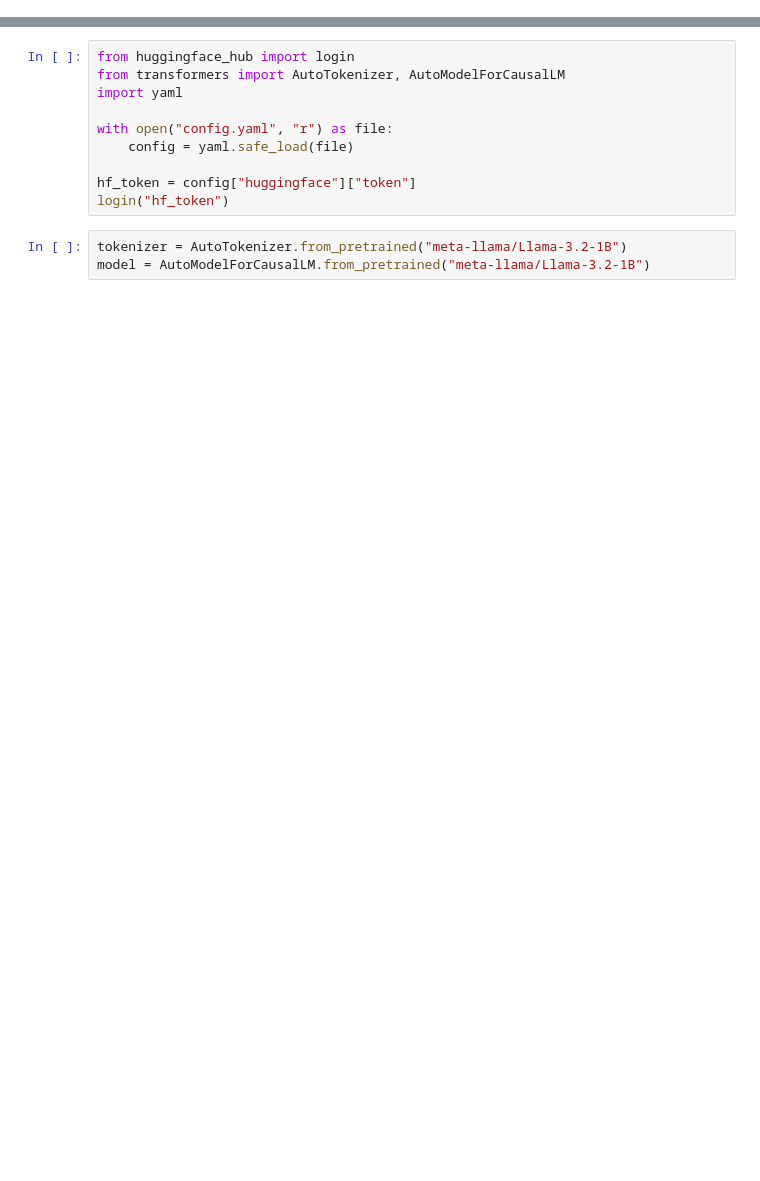
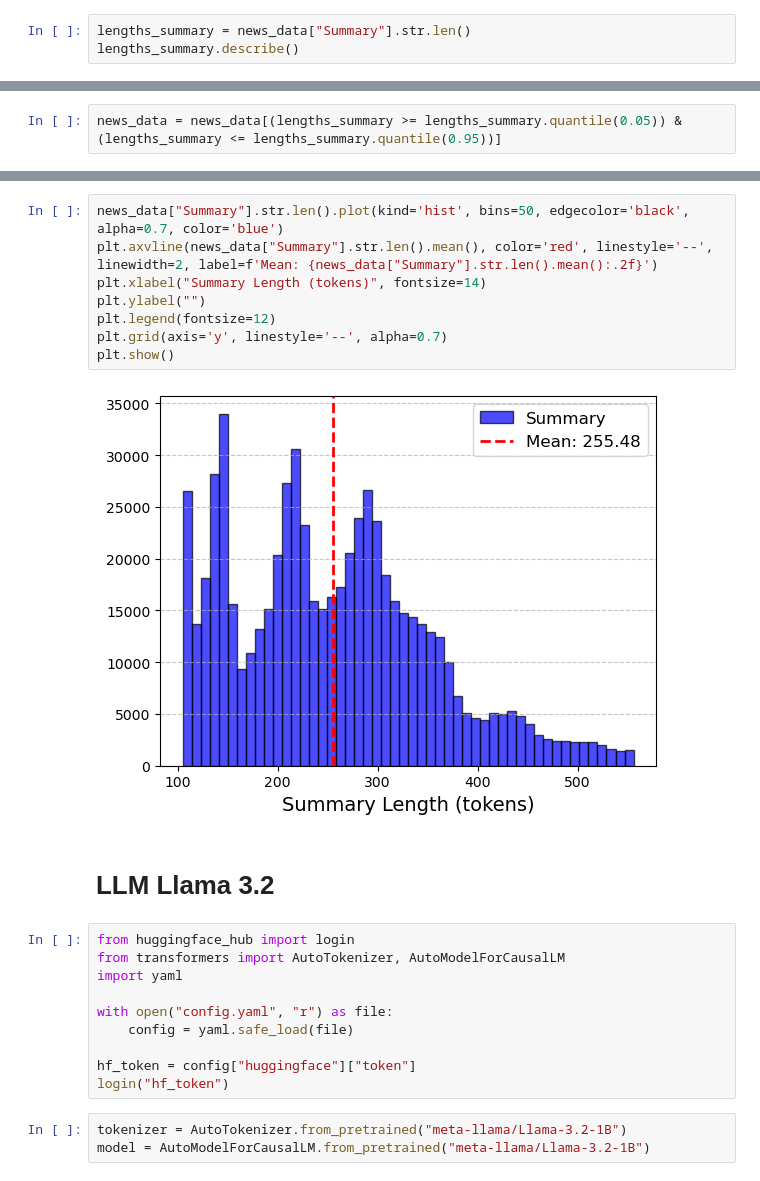
Before and after one commit to pafruchtenreich/ml-project-transformers-mlops, a Jupyter notebook: Prototype.ipynb, the cells around one changed output, grey strips where cells are left out. Saved outputs shown, nothing was run; the diff lists cells and outputs as text; blank space fills up the shorter version.

```diff
--- a/Prototype.ipynb
+++ b/Prototype.ipynb
@@ -2,0 +84,3 @@ pip install -r requirements.txt
+# %%
+lengths_summary = news_data["Summary"].str.len()
+lengths_summary.describe()
@@ -2,0 +97,2 @@ pip install -r requirements.txt
+# %%
+news_data = news_data[(lengths_summary >= lengths_summary.quantile(0.05)) & (lengths_summary <= lengths_summary.quantile(0.95))]
@@ -3,3 +111,15 @@ pip install -r requirements.txt
+# %%
+news_data["Summary"].str.len().plot(kind='hist', bins=50, edgecolor='black', alpha=0.7, color='blue')
+plt.axvline(news_data["Summary"].str.len().mean(), color='red', linestyle='--', linewidth=2, label=f'Mean: {news_data["Summary"].str.len().mean():.2f}')
+plt.xlabel("Summary Length (tokens)", fontsize=14)
+plt.ylabel("")
+plt.legend(fontsize=12)
+plt.grid(axis='y', linestyle='--', alpha=0.7)
+plt.show()
+# %% [output]
+[figure, added]
+# %% [markdown]
+# **LLM Llama 3.2**
 # %%
 from huggingface_hub import login
 from transformers import AutoTokenizer, AutoModelForCausalLM
```
Also changed, not shown: parts of 15 cells of this notebook.
